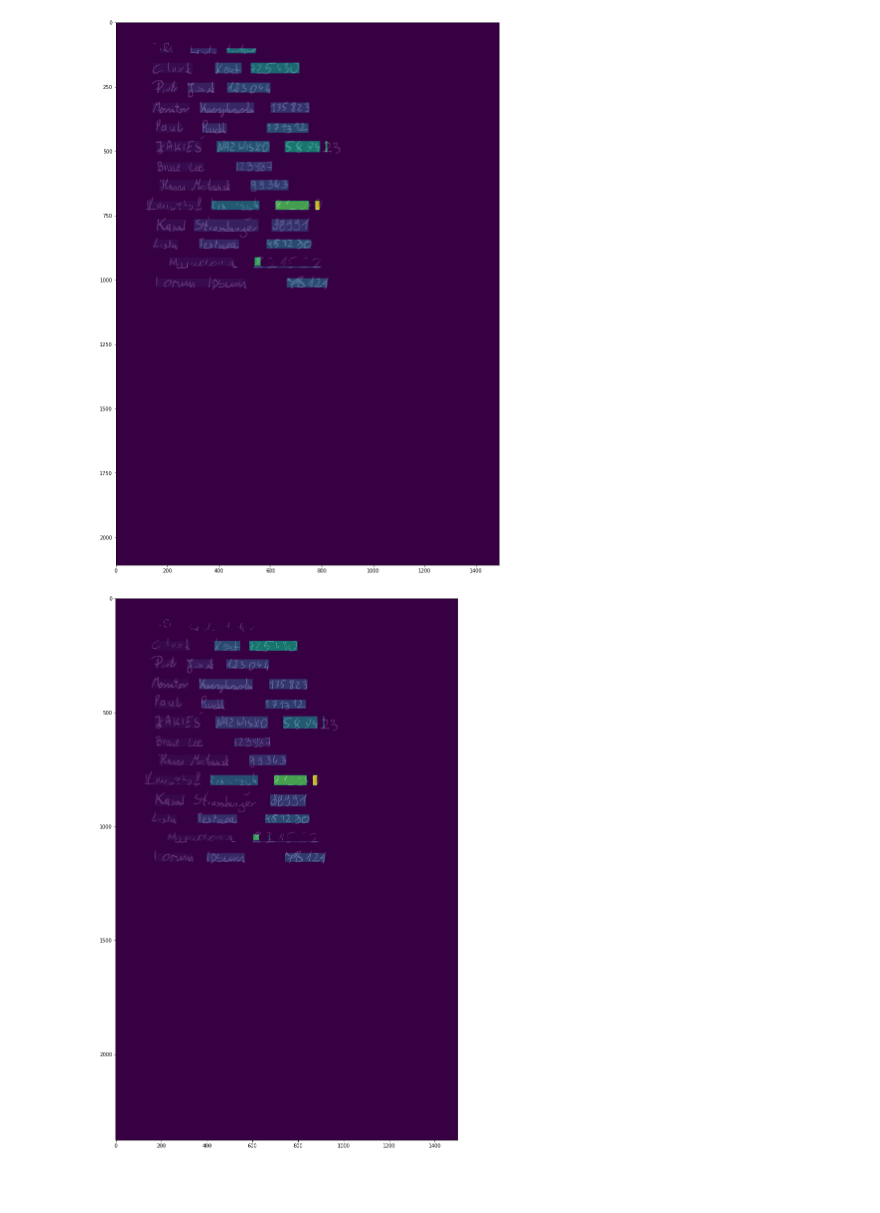
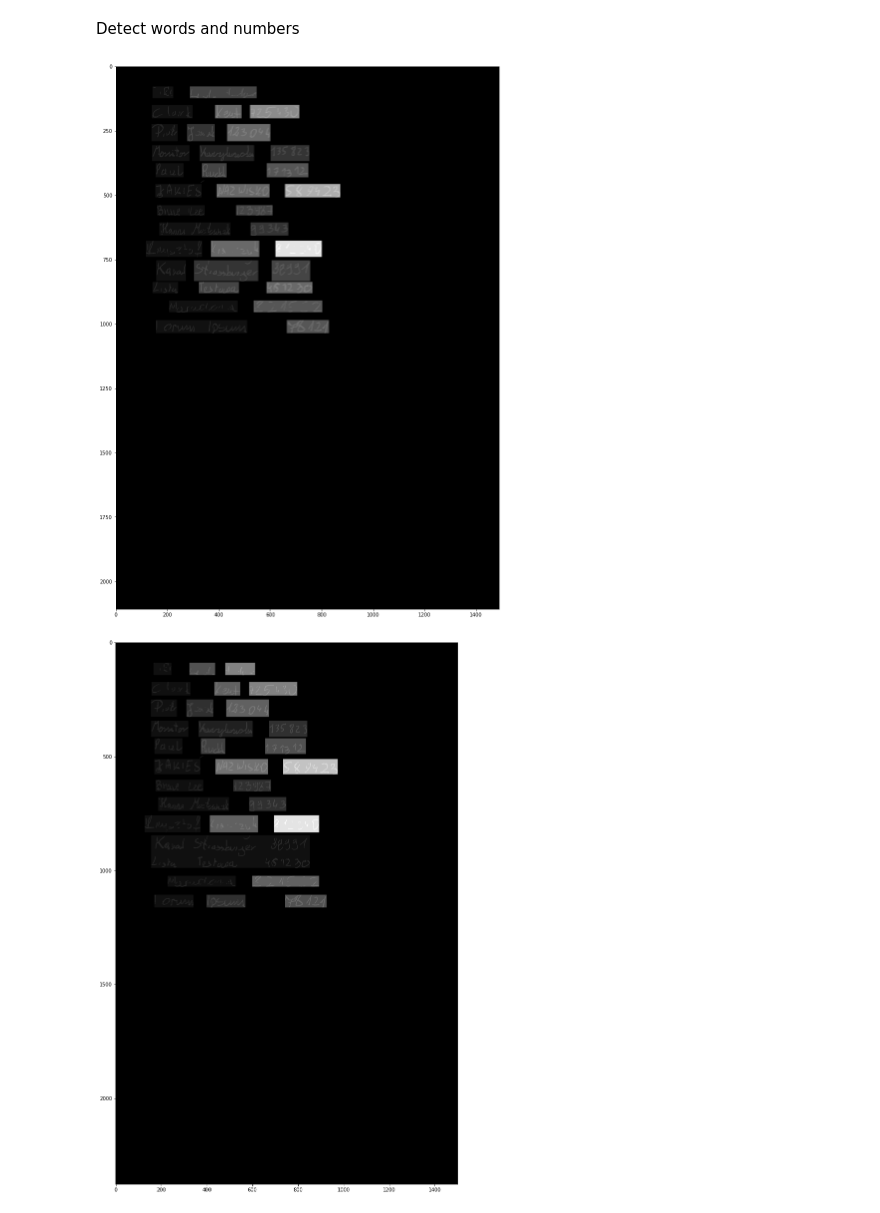
Before and after one commit to PUT-II/Computer-Vision-Project-2, a Jupyter notebook: main_pipeline_test.ipynb, the cells around one changed output. Saved outputs shown, nothing was run; the diff lists cells and outputs as text; code cells hidden in the pictures; blank space fills up the shorter version.

```diff
--- a/main_pipeline_test.ipynb
+++ b/main_pipeline_test.ipynb
@@ -8,0 +31,8 @@ Test on all images
+# %%
+import cv2 as cv
+
+input_image_list = []
+for i in range(1, 3):
+    file_path = f'data/img_{i}.jpg'
+    image = cv.imread(file_path, cv.IMREAD_GRAYSCALE)
+    input_image_list.append((image, file_path))
@@ -9,15 +41,15 @@ Test on all images
 # %%
-import cv2 as cv
-from matplotlib import pyplot as plt
-from src.pipeline_functions import straighten_page, remove_grid_lines
 from time import time
 
+from matplotlib import pyplot as plt
+
+from src.pipeline_functions import straighten_page, remove_grid_lines
+
 images_list = []
-for i in range(1, 3):
+image_moments = []
+for image, file_path in input_image_list:
     time_start = time()
-    file_path = f'data/img_{i}.jpg'
-    image = cv.imread(file_path, cv.IMREAD_GRAYSCALE)
-    image_straightened = straighten_page(image)
+    image_straightened, moments = straighten_page(image)
     image_no_grid = remove_grid_lines(image_straightened)
 
     plt.figure(figsize=(20, 20))
@@ -29,5 +61,6 @@ for i in range(1, 3):
     print(f'Took : {duration}s')
 
     images_list.append(image_no_grid)
+    image_moments.append(moments)
 # %% [output]
 [figure]
@@ -72,6 +106,7 @@ for i, image_no_grid in enumerate(images_list):
+# %% [markdown]
+Detect words and numbers
 # %%
 from collections import Counter
-from skimage.morphology import dilation, square
 from sklearn.metrics.pairwise import cosine_similarity
 
 prepared_rows_per_img = []
@@ -80,6 +115,7 @@ for (image_no_grid, mask_clusters) in images_list:
 
     background_cluster = Counter(mask_clusters.flatten()).most_common(1)[0][0]
     marker_cluster = 1 - background_cluster
+
 
     def find_groups(matrix):
         group, marked = [], []
@@ -97,12 +133,14 @@ for (image_no_grid, mask_clusters) in images_list:
 
         return lines_mask, marked
 
+
     def similarity(x, y):
         if x < y:
             x, y = y, x
 
         sim = cosine_similarity([[x, y]], [[y, x]])
         return sim[0][0]
+
 
     rows, marked_rows = find_groups(mask_clusters)
     for g in marked_rows:
@@ -115,37 +153,37 @@ for (image_no_grid, mask_clusters) in images_list:
             try:
                 breaks = [(col_beg[0] - col_end[-1]) for col_end, col_beg in zip(marked_cols, marked_cols[1:])]
                 max_connection_cols = np.max(breaks)
                 min_connection_cols = np.min(breaks)
 
                 for col_a, col_b in zip(marked_cols, marked_cols[1:]):
                     segments_distance = col_b[0] - col_a[-1]
                     segment_a_width = col_a[-1] - col_a[0]
                     segment_b_width = col_b[-1] - col_b[0]
 
                     distance_similarity_max = similarity(max_connection_cols, segments_distance)
                     distance_similarity_min = similarity(min_connection_cols, segments_distance)
 
                     if distance_similarity_max < 0.6 or distance_similarity_min > 0.2:
                         group_value = cols[col_a[-1] - 1][0]
-                        cols[col_a[-1]:col_b[-1]+1] = group_value
+                        cols[col_a[-1]:col_b[-1] + 1] = group_value
 
                 rows[a:b] = cols.T
             except Exception as e:
                 rows[a:b] = background_cluster
         else:
             rows[a:b] = background_cluster
 
     plt.imshow(image_no_grid, cmap='gray')
-    plt.imshow(rows, alpha=0.8)
+    plt.imshow(rows, alpha=0.9, cmap='gray')
     plt.show()
 
     prepared_rows_per_img.append({
         'img_segmented': rows,
         'background_cluster': background_cluster
     })
 # %% [output]
-[figure, old version]
+[figure, new version]
-[figure, old version]
+[figure, new version]
 # %%
 def extract_all_segments(img, rows_mask, background_cluster):
     # powtarzanie tego co wyzej
```
Also changed, not shown: parts of 11 cells of this notebook, 2 other files.
